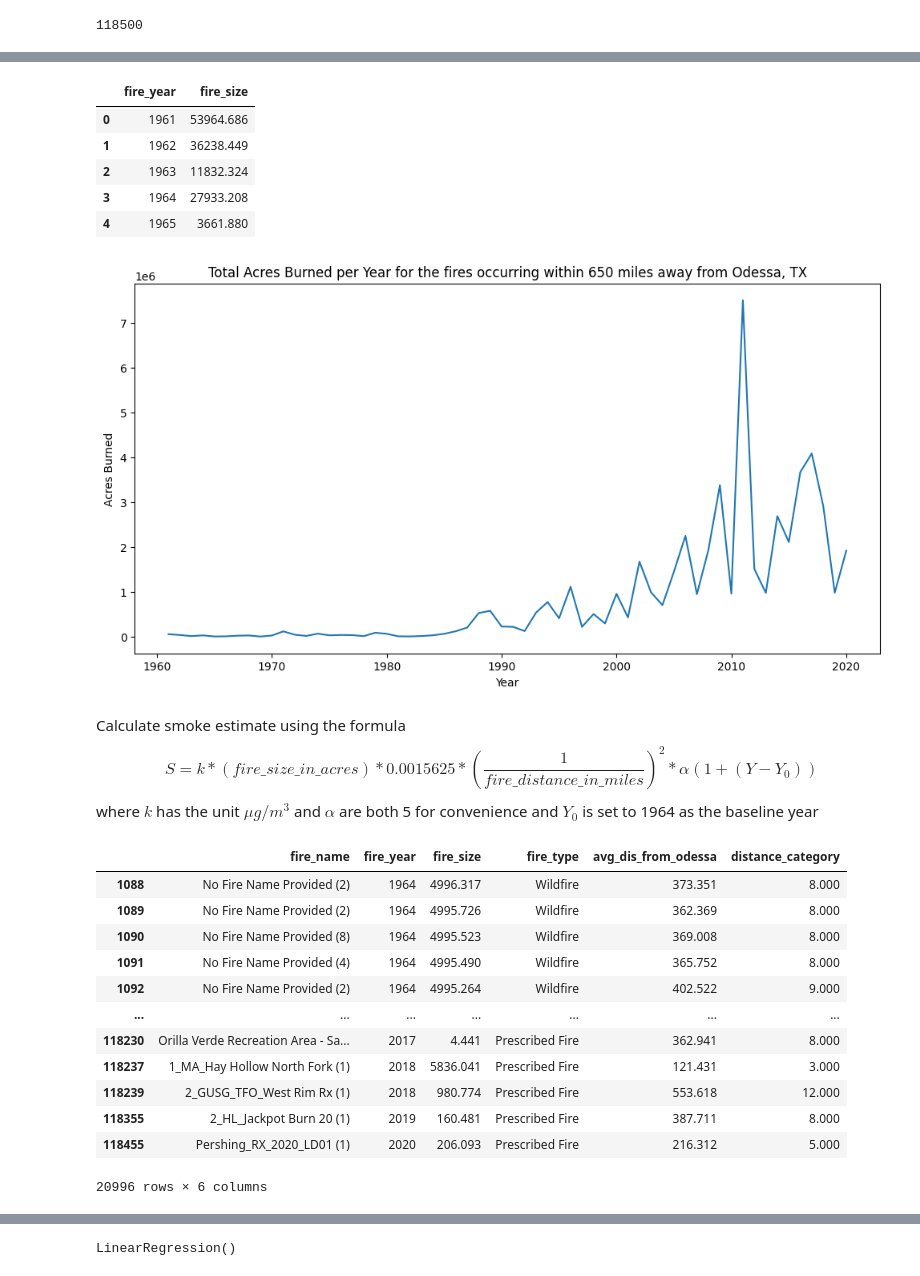
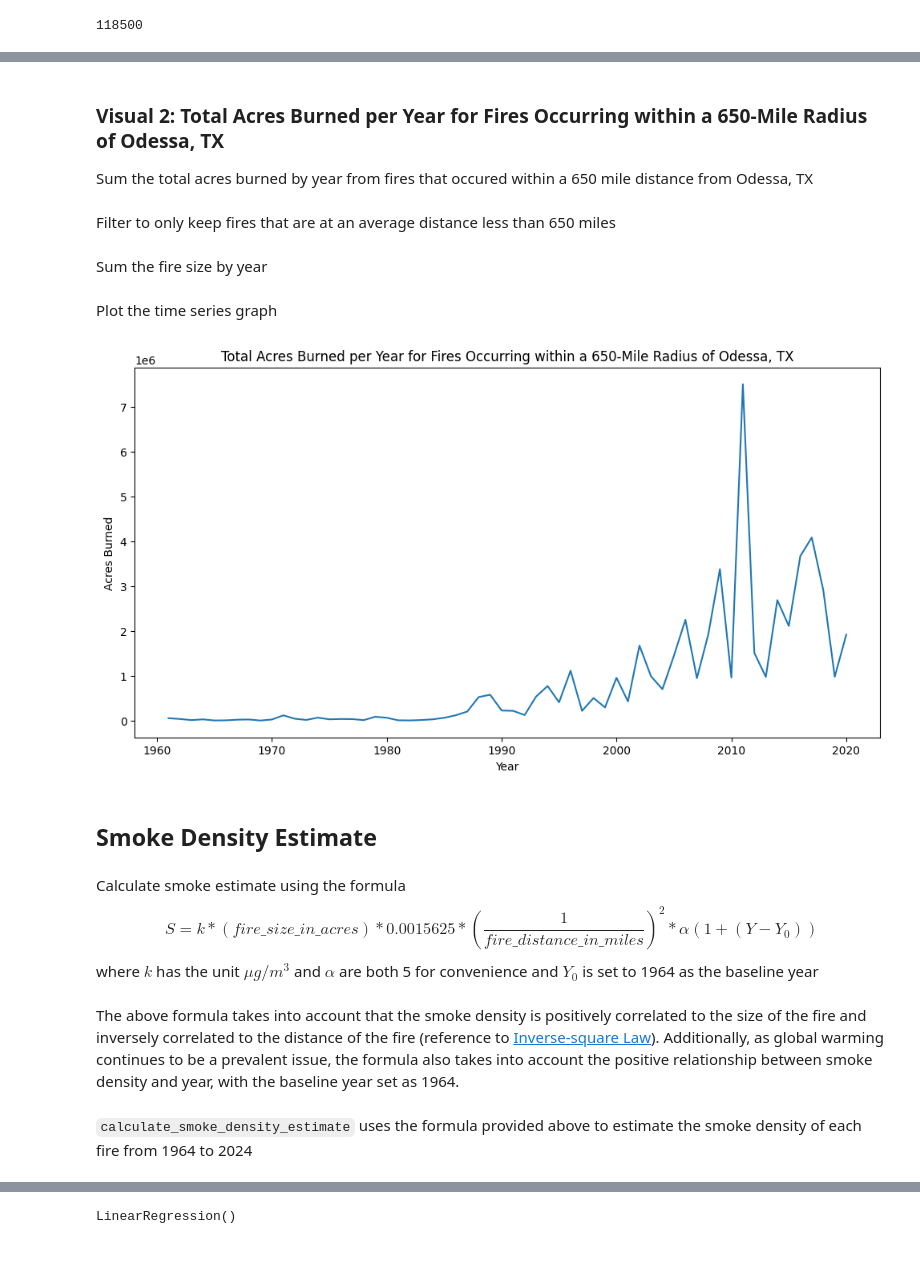
Before and after one commit to tchiang0/data_512_project, a Jupyter notebook: project/part_1/part_1_wf_distance.ipynb, the cells around one changed output, grey strips where cells are left out. Cells and saved outputs as stored; diff of their text form; code cells hidden in the pictures.

```diff
--- a/project/part_1/part_1_wf_distance.ipynb
+++ b/project/part_1/part_1_wf_distance.ipynb
@@ -153,5 +148,6 @@ df_gj_wf_distance.sort_values("avg_dis_from_odessa")
 # %%
 def categorize_distance(distance):
+    """Bucketize distance in 50-mile intervals"""
     return ((distance - 1) // 50) + 1
 # %%
 df_gj_wf_distance['distance_category'] = df_gj_wf_distance['avg_dis_from_odessa'].apply(categorize_distance)
@@ -228,0 +178,5 @@ df_within_650_miles_away_from_odessa
+# %% [markdown]
+### Visual 2: Total Acres Burned per Year for Fires Occurring within a 650-Mile Radius of Odessa, TX
+Sum the total acres burned by year from fires that occured within a 650 mile distance from Odessa, TX
+# %% [markdown]
+Filter to only keep fires that are at an average distance less than 650 miles
@@ -229,43 +185,29 @@ df_within_650_miles_away_from_odessa
+# %% [markdown]
+Sum the fire size by year
 # %%
-pd.set_option('display.float_format', lambda x: '%.3f' % x)
 df_sum_fire_size = df_within_650_miles_away_from_odessa.groupby("fire_year")['fire_size'].agg('sum').reset_index()
-df_sum_fire_size.head()
-# %% [output]
-|  | fire_year | fire_size |
-| 0 | 1961 | 53964.686 |
-| 1 | 1962 | 36238.449 |
-| 2 | 1963 | 11832.324 |
-| 3 | 1964 | 27933.208 |
-| 4 | 1965 | 3661.880 |
+# %% [markdown]
+Plot the time series graph
 # %%
 plt.figure(figsize=(12, 6))
 plt.plot(df_sum_fire_size['fire_year'], df_sum_fire_size['fire_size'])
 plt.ylabel("Acres Burned")
 plt.xlabel("Year")
-plt.title("Total Acres Burned per Year for the fires occurring within 650 miles away from Odessa, TX")
+plt.title("Total Acres Burned per Year for Fires Occurring within a 650-Mile Radius of Odessa, TX")
 plt.show()
 # %% [output]
-[figure, old version]
+[figure, new version]
+# %% [markdown]
+## Smoke Density Estimate
 # %% [markdown]
 Calculate smoke estimate using the formula
 $$S = k * (fire\_size\_in\_acres) * 0.0015625 * (\frac{1}{fire\_distance\_in\_miles})^2 * \alpha(1 + (Y - Y_0))$$
 where $k$ has the unit $\mu g/m^3$ and $\alpha$ are both 5 for convenience and $Y_0$ is set to 1964 as the baseline year
+# %% [markdown]
+The above formula takes into account that the smoke density is positively correlated to the size of the fire and inversely correlated to the distance of the fire (reference to [Inverse-square Law](https://en.wikipedia.org/wiki/Inverse-square_law)). Additionally, as global warming continues to be a prevalent issue, the formula also takes into account the positive relationship between smoke density and year, with the baseline year set as 1964.
 # %%
 df_within_650_miles_away_from_odessa_from_1964 = df_within_650_miles_away_from_odessa[df_within_650_miles_away_from_odessa['fire_year'] >= 1964]
-df_within_650_miles_away_from_odessa_from_1964
-# %% [output]
-|  | fire_name | fire_year | fire_size | fire_type | avg_dis_from_odessa | distance_category |
-| 1088 | No Fire Name Provided (2) | 1964 | 4996.317 | Wildfire | 373.351 | 8.000 |
-| 1089 | No Fire Name Provided (2) | 1964 | 4995.726 | Wildfire | 362.369 | 8.000 |
-| 1090 | No Fire Name Provided (8) | 1964 | 4995.523 | Wildfire | 369.008 | 8.000 |
-| 1091 | No Fire Name Provided (4) | 1964 | 4995.490 | Wildfire | 365.752 | 8.000 |
-| 1092 | No Fire Name Provided (2) | 1964 | 4995.264 | Wildfire | 402.522 | 9.000 |
-| ... | ... | ... | ... | ... | ... | ... |
-| 118230 | Orilla Verde Recreation Area - Sa... | 2017 | 4.441 | Prescribed Fire | 362.941 | 8.000 |
-| 118237 | 1_MA_Hay Hollow North Fork (1) | 2018 | 5836.041 | Prescribed Fire | 121.431 | 3.000 |
-| 118239 | 2_GUSG_TFO_West Rim Rx (1) | 2018 | 980.774 | Prescribed Fire | 553.618 | 12.000 |
-| 118355 | 2_HL_Jackpot Burn 20 (1) | 2019 | 160.481 | Prescribed Fire | 387.711 | 8.000 |
-| 118455 | Pershing_RX_2020_LD01 (1) | 2020 | 206.093 | Prescribed Fire | 216.312 | 5.000 |
-20996 rows × 6 columns
+# %% [markdown]
+`calculate_smoke_density_estimate` uses the formula provided above to estimate the smoke density of each fire from 1964 to 2024
 # %%
 def calculate_smoke_density_estimate(fire_size, fire_distance, year):
```
Also changed, not shown: parts of 29 cells of this notebook.
